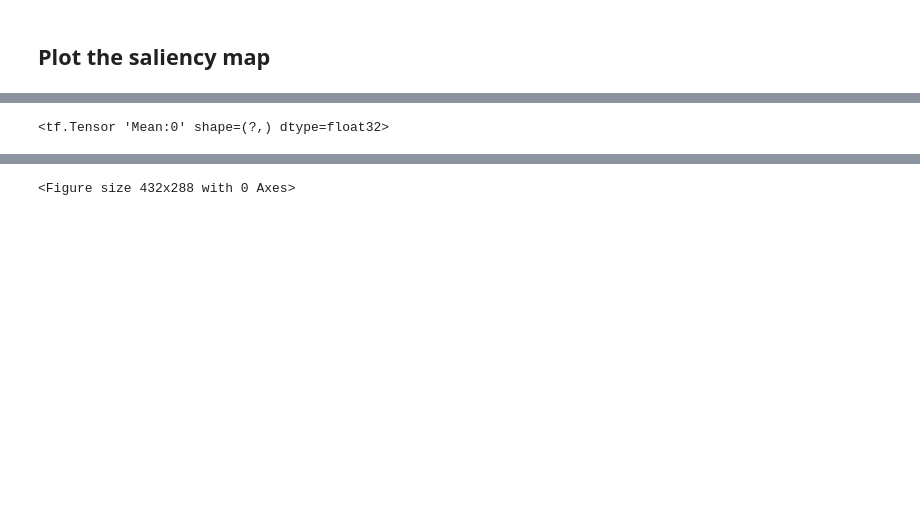
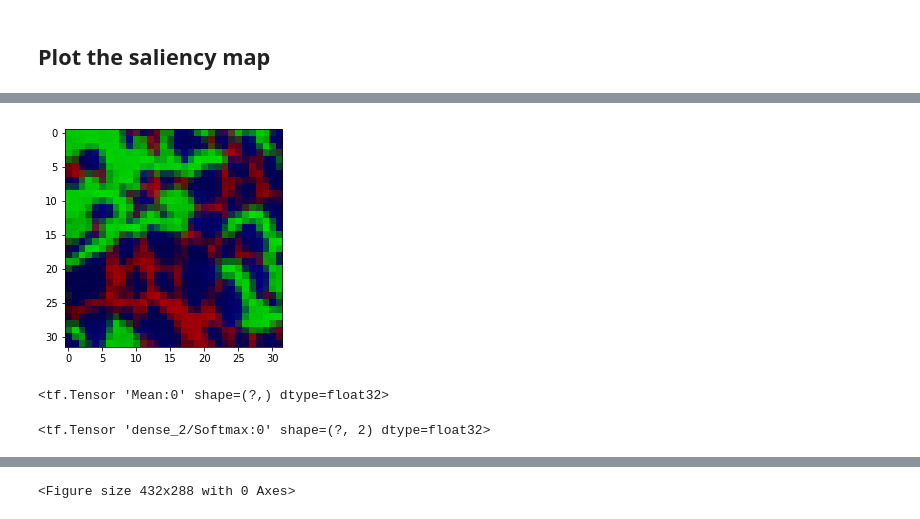
Before and after one commit to wy30422/WettabilityClassification, a Jupyter notebook: conv_model.ipynb, the cells around one changed output, grey strips where cells are left out. Saved outputs shown, nothing was run; the diff lists cells and outputs as text; code cells hidden in the pictures; blank space fills up the shorter version.

```diff
--- a/conv_model.ipynb
+++ b/conv_model.ipynb
@@ -197,3 +203,8 @@ array([[5.497486e-07]], dtype=float32)
+# %%
+plt.imshow(saliency_data[0,...])
+plt.show()
+# %% [output]
+[figure, added]
 # %%
 from keras.losses import binary_crossentropy
 import keras.backend as K
@@ -205,3 +211,7 @@ true_label = K.placeholder(shape=(1,1))
 # %% [output]
 <tf.Tensor 'Mean:0' shape=(?,) dtype=float32>
+# %%
+cnn_model.output
+# %% [output]
+<tf.Tensor 'dense_2/Softmax:0' shape=(?, 2) dtype=float32>
 # %%
```
Also changed, not shown: parts of 31 cells of this notebook, 1 other file.
